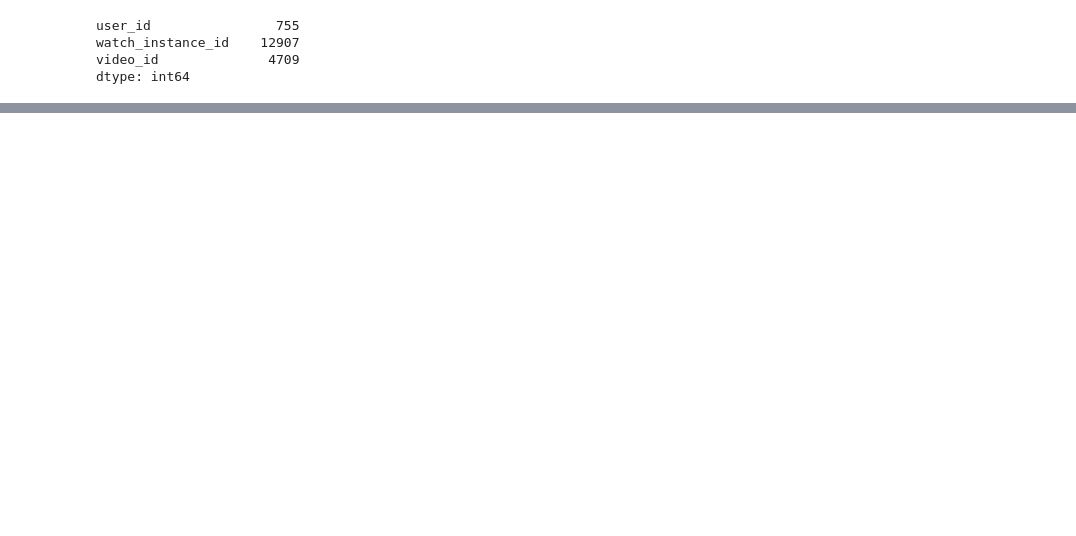
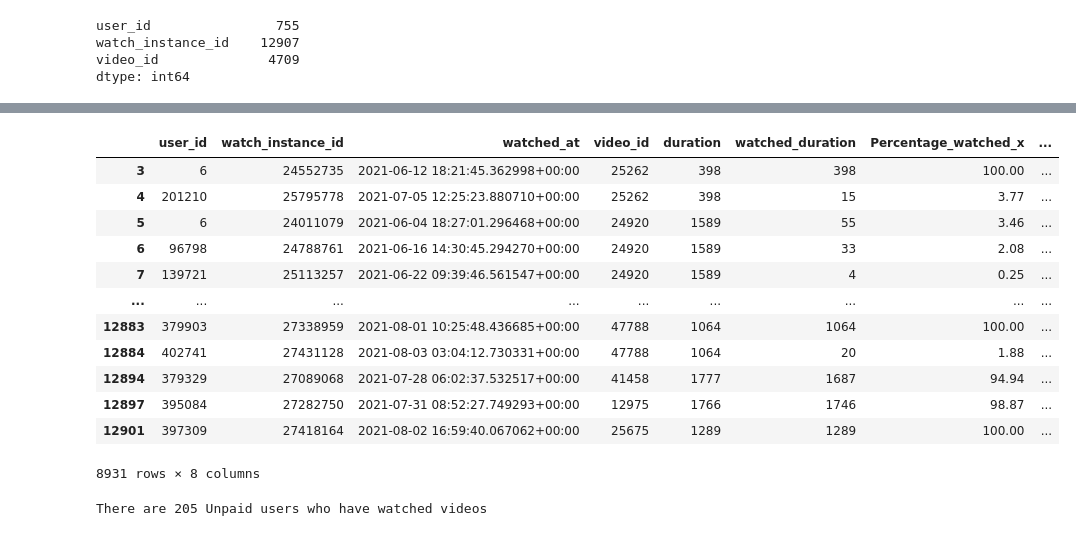
Before and after one commit to SelvaPrasanth/Entri, a Jupyter notebook: Entri - Data Analyst Interview Challenge.ipynb, the cells around one changed output, grey strips where cells are left out. Drawn from its saved outputs; the diff is of its cells as text; code cells hidden in the pictures; blank space fills up the shorter version.

```diff
--- a/Entri - Data Analyst Interview Challenge.ipynb
+++ b/Entri - Data Analyst Interview Challenge.ipynb
@@ -290,3 +283,8 @@ user_id                755
 watch_instance_id    12907
 video_id              4709
 dtype: int64
+# %%
+Percentage_completed=pd.DataFrame(Video_Activity.groupby('video_id').Percentage_watched.max())
+# %%
+Percentage_completed.reset_index(level=0, inplace=True)
+Percentage_completed.head()
@@ -292,0 +298,2 @@ dtype: int64
+# %%
+df=pd.merge(Video_Activity,Percentage_completed,on='video_id')
@@ -292,0 +309,16 @@ dtype: int64
+# %%
+df[df['Percentage_watched_y']>80]
+# %% [output]
+|  | user_id | watch_instance_id | watched_at | video_id | duration | watched_duration | Percentage_watched_x | ... |
+| 3 | 6 | 24552735 | 2021-06-12 18:21:45.362998+00:00 | 25262 | 398 | 398 | 100.00 | ... |
+| 4 | 201210 | 25795778 | 2021-07-05 12:25:23.880710+00:00 | 25262 | 398 | 15 | 3.77 | ... |
+| 5 | 6 | 24011079 | 2021-06-04 18:27:01.296468+00:00 | 24920 | 1589 | 55 | 3.46 | ... |
+| 6 | 96798 | 24788761 | 2021-06-16 14:30:45.294270+00:00 | 24920 | 1589 | 33 | 2.08 | ... |
+| 7 | 139721 | 25113257 | 2021-06-22 09:39:46.561547+00:00 | 24920 | 1589 | 4 | 0.25 | ... |
+| ... | ... | ... | ... | ... | ... | ... | ... | ... |
+| 12883 | 379903 | 27338959 | 2021-08-01 10:25:48.436685+00:00 | 47788 | 1064 | 1064 | 100.00 | ... |
+| 12884 | 402741 | 27431128 | 2021-08-03 03:04:12.730331+00:00 | 47788 | 1064 | 20 | 1.88 | ... |
+| 12894 | 379329 | 27089068 | 2021-07-28 06:02:37.532517+00:00 | 41458 | 1777 | 1687 | 94.94 | ... |
+| 12897 | 395084 | 27282750 | 2021-07-31 08:52:27.749293+00:00 | 12975 | 1766 | 1746 | 98.87 | ... |
+| 12901 | 397309 | 27418164 | 2021-08-02 16:59:40.067062+00:00 | 25675 | 1289 | 1289 | 100.00 | ... |
+8931 rows × 8 columns
@@ -292,0 +329,4 @@ dtype: int64
+# %%
+print(f"""There are {df[df['user_id'].isin(Unpaid)]['user_id'].nunique()} Unpaid users who have watched videos""")
+# %% [output]
+There are 205 Unpaid users who have watched videos
```
Also changed, not shown: parts of 9 cells of this notebook.
